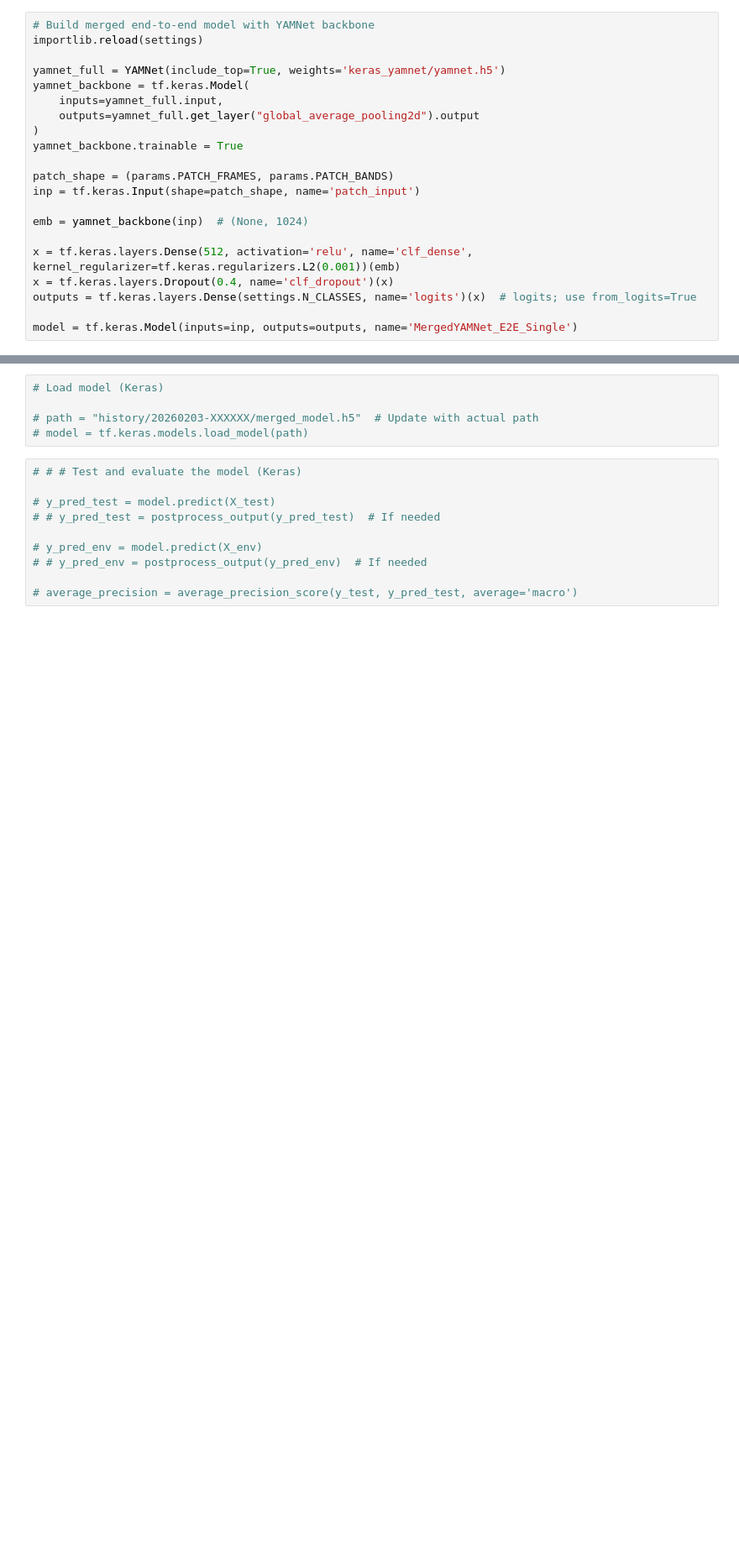
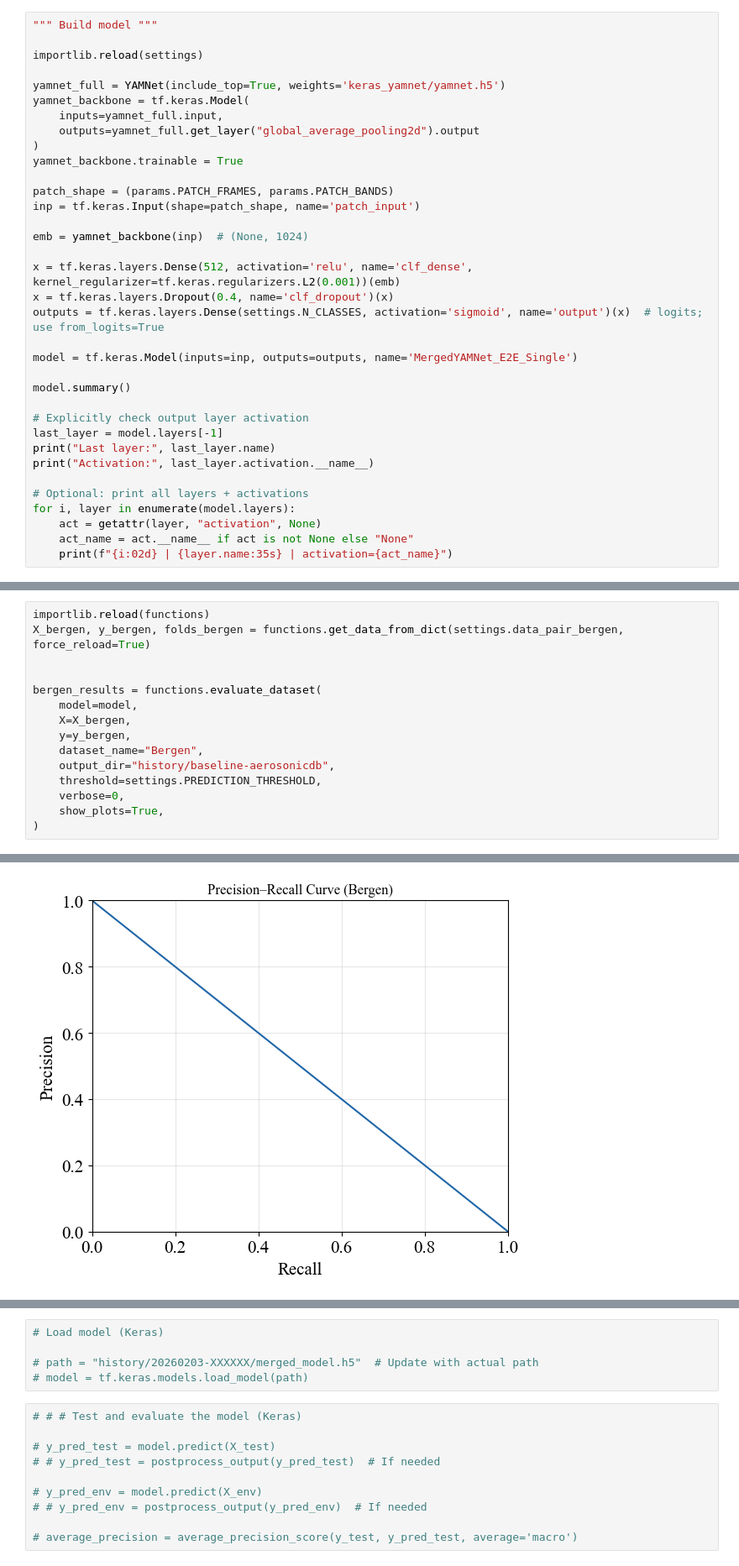
Before and after one commit to ingeborgborhaug/sound-event-detection-aircrafts, a Jupyter notebook: train.ipynb, the cells around one changed output, grey strips where cells are left out. Shown at 84% size. Drawn from its saved outputs; the diff is of its cells as text; blank space fills up the shorter version.

```diff
--- a/train.ipynb
+++ b/train.ipynb
@@ -508,5 +175,6 @@ Percentage 'Aircraft' in skatval: 50.837277029486714
 # %%
-# Build merged end-to-end model with YAMNet backbone
+""" Build model """
+
 importlib.reload(settings)
 
 yamnet_full = YAMNet(include_top=True, weights='keras_yamnet/yamnet.h5')
@@ -523,6 +191,19 @@ emb = yamnet_backbone(inp)  # (None, 1024)
 
 x = tf.keras.layers.Dense(512, activation='relu', name='clf_dense', kernel_regularizer=tf.keras.regularizers.L2(0.001))(emb)
 x = tf.keras.layers.Dropout(0.4, name='clf_dropout')(x)
-outputs = tf.keras.layers.Dense(settings.N_CLASSES, name='logits')(x)  # logits; use from_logits=True
+outputs = tf.keras.layers.Dense(settings.N_CLASSES, activation='sigmoid', name='output')(x)  # logits; use from_logits=True
 
 model = tf.keras.Model(inputs=inp, outputs=outputs, name='MergedYAMNet_E2E_Single')
+
+model.summary()
+
+# Explicitly check output layer activation
+last_layer = model.layers[-1]
+print("Last layer:", last_layer.name)
+print("Activation:", last_layer.activation.__name__)
+
+# Optional: print all layers + activations
+for i, layer in enumerate(model.layers):
+    act = getattr(layer, "activation", None)
+    act_name = act.__name__ if act is not None else "None"
+    print(f"{i:02d} | {layer.name:35s} | activation={act_name}")
@@ -709,0 +510,16 @@ Error:
+# %%
+importlib.reload(functions)
+X_bergen, y_bergen, folds_bergen = functions.get_data_from_dict(settings.data_pair_bergen, force_reload=True)
+
+
+bergen_results = functions.evaluate_dataset(
+    model=model,
+    X=X_bergen,
+    y=y_bergen,
+    dataset_name="Bergen",
+    output_dir="history/baseline-aerosonicdb",
+    threshold=settings.PREDICTION_THRESHOLD,
+    verbose=0,
+    show_plots=True,
+)
+# %% [output]
@@ -709,0 +529 @@ Error:
+[figure, added]
```
Also changed, not shown: parts of 18 cells of this notebook.
